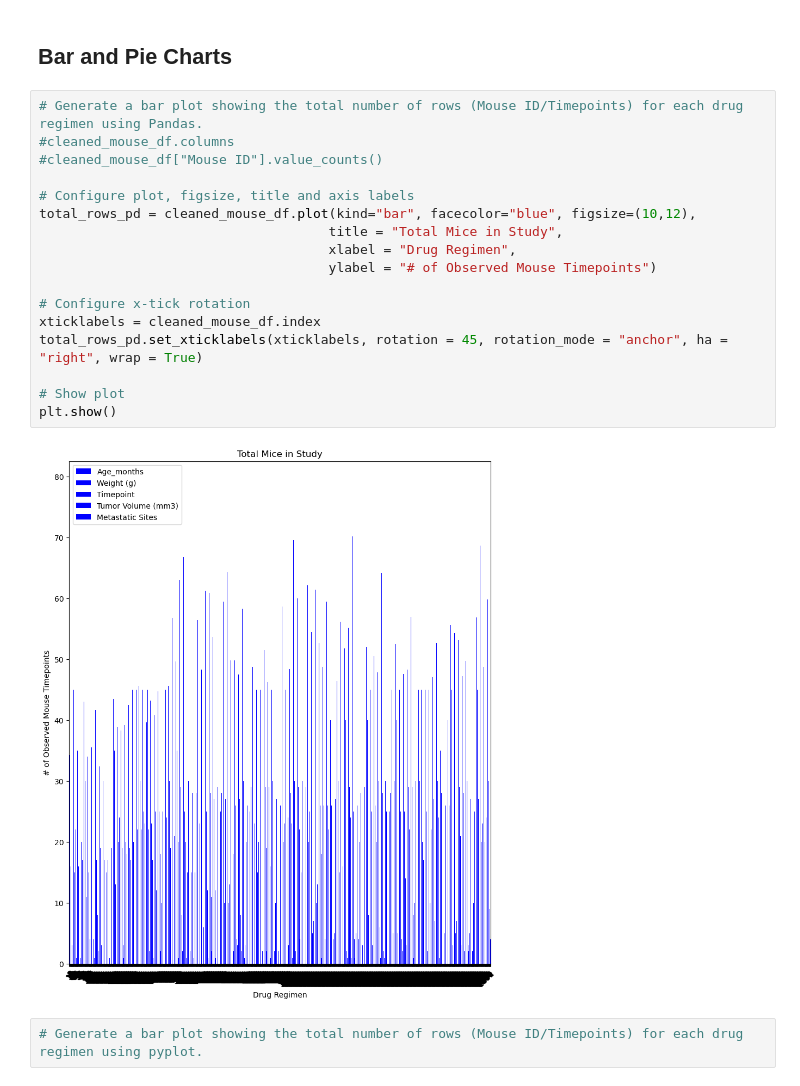
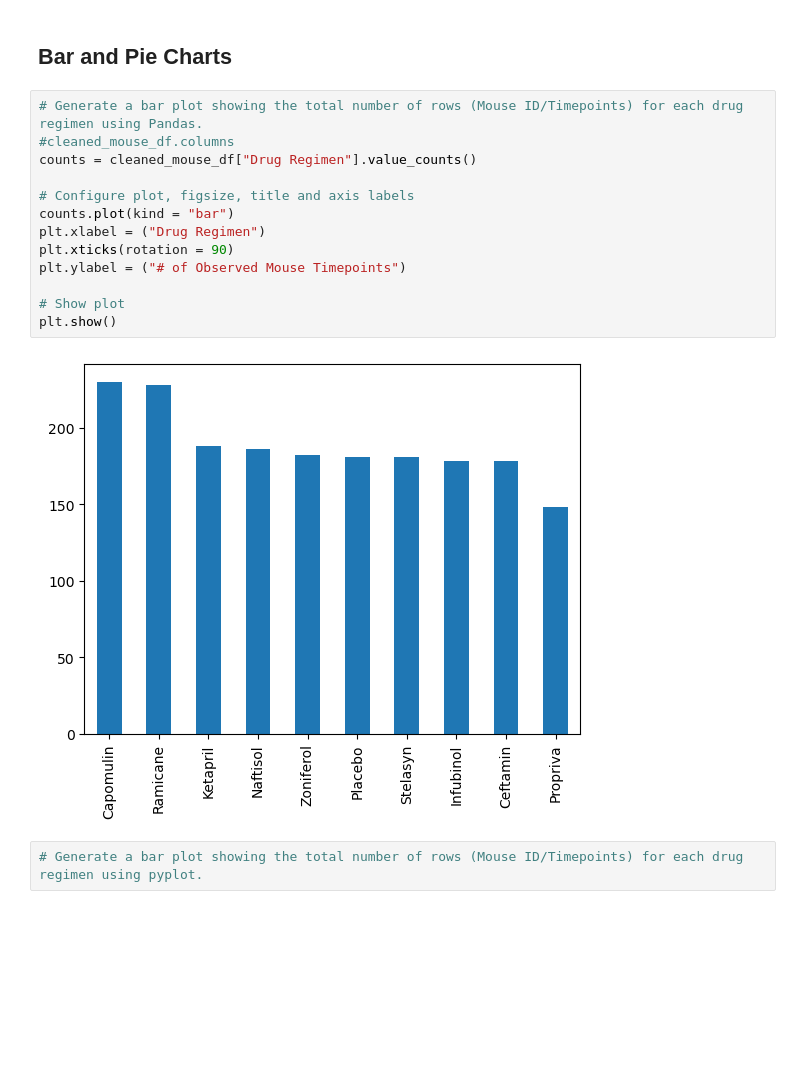
Before and after one commit to veenahvina/Pymaceuticals_MarvinaLarry, a Jupyter notebook: Pharma_MarvinaLarry.ipynb, the cells around one changed output. Saved outputs shown, nothing was run; the diff lists cells and outputs as text; blank space fills up the shorter version.

Commit message:
after first bar graph update

```diff
--- a/Pharma_MarvinaLarry.ipynb
+++ b/Pharma_MarvinaLarry.ipynb
@@ -139,22 +139,18 @@ mouse_stats["Tumor Volume (mm3)"].agg(["mean","var","median","std","sem"])
 # %%
 # Generate a bar plot showing the total number of rows (Mouse ID/Timepoints) for each drug regimen using Pandas.
 #cleaned_mouse_df.columns
-#cleaned_mouse_df["Mouse ID"].value_counts()
+counts = cleaned_mouse_df["Drug Regimen"].value_counts()
 
 # Configure plot, figsize, title and axis labels
-total_rows_pd = cleaned_mouse_df.plot(kind="bar", facecolor="blue", figsize=(10,12),
-                                     title = "Total Mice in Study",
-                                     xlabel = "Drug Regimen",
-                                     ylabel = "# of Observed Mouse Timepoints")
-
-# Configure x-tick rotation
-xticklabels = cleaned_mouse_df.index
-total_rows_pd.set_xticklabels(xticklabels, rotation = 45, rotation_mode = "anchor", ha = "right", wrap = True)
+counts.plot(kind = "bar")
+plt.xlabel = ("Drug Regimen")
+plt.xticks(rotation = 90)
+plt.ylabel = ("# of Observed Mouse Timepoints")
 
 # Show plot
 plt.show()
 # %% [output]
-[figure, old version]
+[figure, new version]
 # %%
 # Generate a bar plot showing the total number of rows (Mouse ID/Timepoints) for each drug regimen using pyplot.
 # %% [output]
```
